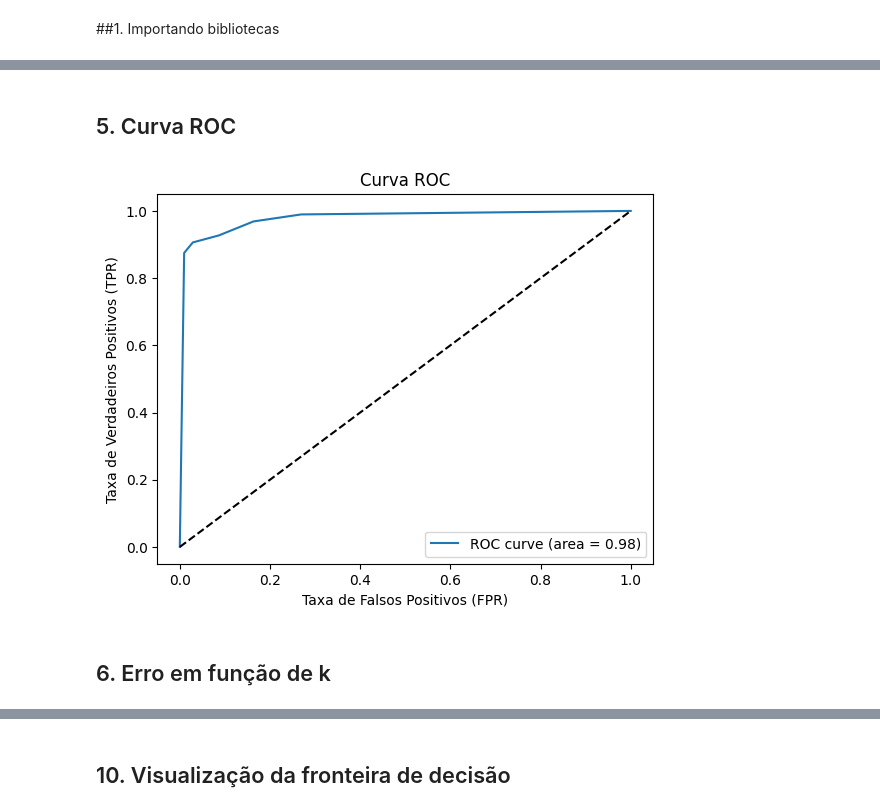
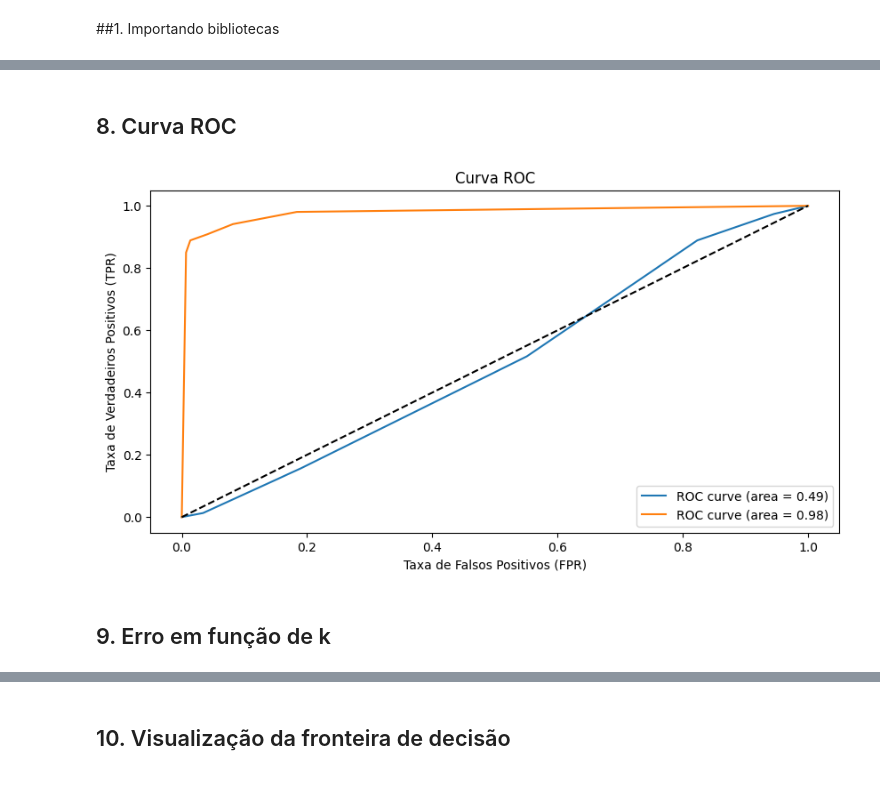
Before and after one commit to AlanFirmino2024/Introducao_a_ciencia_de_dados, a Jupyter notebook: 07_classificação_binária.ipynb, the cells around one changed output, grey strips where cells are left out. Saved outputs shown, nothing was run; the diff lists cells and outputs as text; code cells hidden in the pictures; blank space fills up the shorter version.

```diff
--- a/07_classificação_binária.ipynb
+++ b/07_classificação_binária.ipynb
@@ -57,0 +59,7 @@ df.head()
+# %%
+# Aplicação do procedimento de padronização dos dados a partir da criação do objeto.
+scaler = StandardScaler()
+# Padronização dos dados
+X_scaled = scaler.fit_transform(X)
+# Exibindo as primeiras 5 linhas dos dados padronizados
+X_scaled[:5]
@@ -70,8 +90,0 @@ Tamanho do conjunto de teste: (200, 2)
-# %%
-#Cria um modelo de regressão logística.
-model = KNeighborsClassifier(n_neighbors=5)
-#Treina o modelo utilizando os dados de treino.
-model.fit(X_train, y_train)
-
-#Faz previsões no conjunto de teste
-y_pred = model.predict(X_test)
@@ -78 +93,16 @@ y_pred = model.predict(X_test)
+# %%
+# Criando o classificador kNN
+knn_original = KNeighborsClassifier(n_neighbors=5)
+# Treinando o modelo com os dados originais
+knn_original.fit(X_train, y_train)
+
+# Criando o classificador kNN
+knn_scaled = KNeighborsClassifier(n_neighbors=5)
+# Treinando o modelo com os dados padronizados
+knn_scaled.fit(X_train_scaled, y_train_scaled)
+
+# Predição do modelo usando dados de teste originais
+y_pred_original = knn_original.predict(X_test)
+# Predição do modelo usando dados de teste padronizados
+y_pred_scaled = knn_scaled.predict(X_test_scaled)
 # %% [markdown]
@@ -104,32 +163,40 @@ weighted avg       0.92      0.92      0.92       200
 # %% [markdown]
-## 5. Curva ROC
+## 8. Curva ROC
 # %%
-# Calcula as previsões de probabilidade no conjunto de teste.
-y_prob = model.predict_proba(X_test)[:, 1]
-
+# Calcula as previsões de probabilidade no conjunto de teste original.
+y_prob = knn_original.predict_proba(X_test)[:, 1]
+# Calcula as previsões de probabilidade no conjunto de teste padronizado.
+y_prob_scaled = knn_scaled.predict_proba(X_test_scaled)[:, 1]
 # Calcula os pontos necessários para traçar a curva ROC.
 fpr, tpr, thresholds = roc_curve(y_test, y_prob)
+# Calcula os pontos necessários para traçar a curva ROC.
+fpr_scaled, tpr_scaled, thresholds_scaled = roc_curve(y_test_scaled, y_prob_scaled)
 #Calcula a AUC (Área Sob a Curva) da curva ROC. Quanto mais proximo de 1, melhor.
 roc_auc = auc(fpr, tpr)
+#Calcula a AUC (Área Sob a Curva) da curva ROC. Quanto mais proximo de 1, melhor.
+roc_auc_scaled = auc(fpr_scaled, tpr_scaled)
 
 # Plotando a curva ROC
 
+plt.figure(figsize=(10, 5))
 #Plota a curva ROC usando os valores de FPR e TPR calculados. A legenda no gráfico exibe a AUC calculada.
 plt.plot(fpr, tpr, label=f'ROC curve (area = {roc_auc:.2f})')
+#Plota a curva ROC usando os valores de FPR e TPR calculados. A legenda no gráfico exibe a AUC calculada.
+plt.plot(fpr_scaled, tpr_scaled, label=f'ROC curve (area = {roc_auc_scaled:.2f})')
 #Plota a linha diagonal que representa uma classificação aleatória.
 plt.plot([0, 1], [0, 1], 'k--')
 #Define o rótulo do eixo x como 'Taxa de Falsos Positivos (FPR)'.
 plt.xlabel('Taxa de Falsos Positivos (FPR)')
 #Define o rótulo do eixo y como 'Taxa de Verdadeiros Positivos (TPR)'.
 plt.ylabel('Taxa de Verdadeiros Positivos (TPR)')
 #Define o título do gráfico como 'Curva ROC'.
 plt.title('Curva ROC')
 #Ativa a legenda no gráfico.
 plt.legend(loc='lower right')
 #Exibe o gráfico com a curva ROC.
 plt.show()
 # %% [output]
-[figure, old version]
+[figure, new version]
 # %% [markdown]
-## 6. Erro em função de k
+## 9. Erro em função de k
 # %%
```
Also changed, not shown: parts of 16 cells of this notebook.
